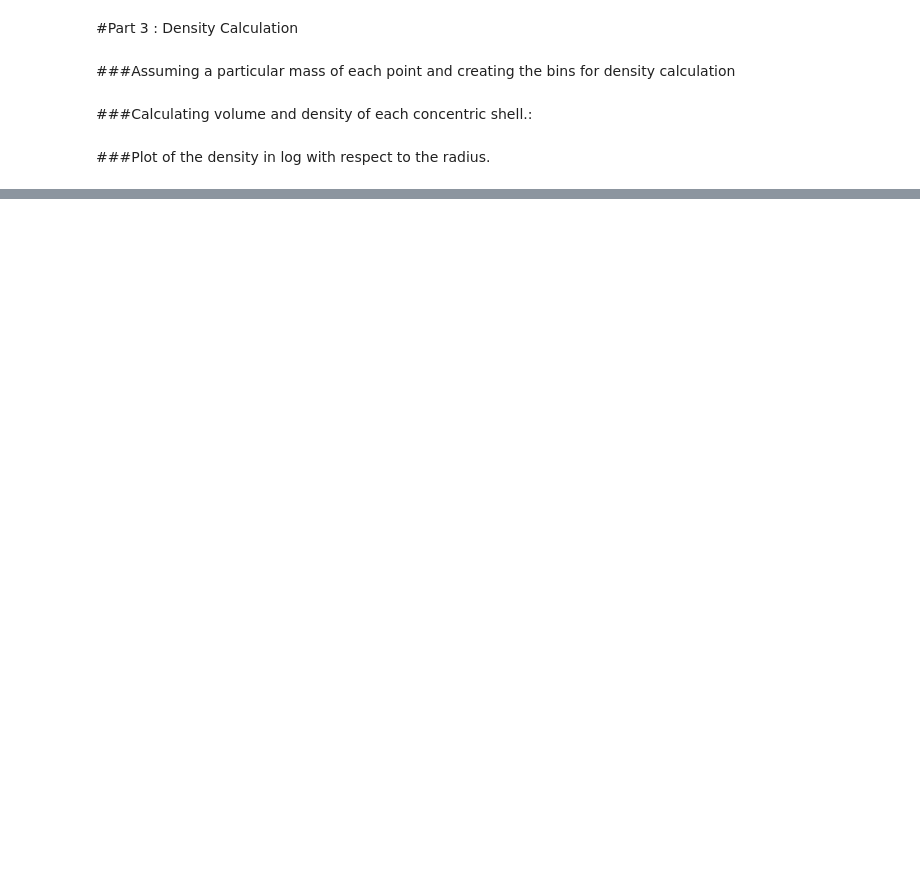
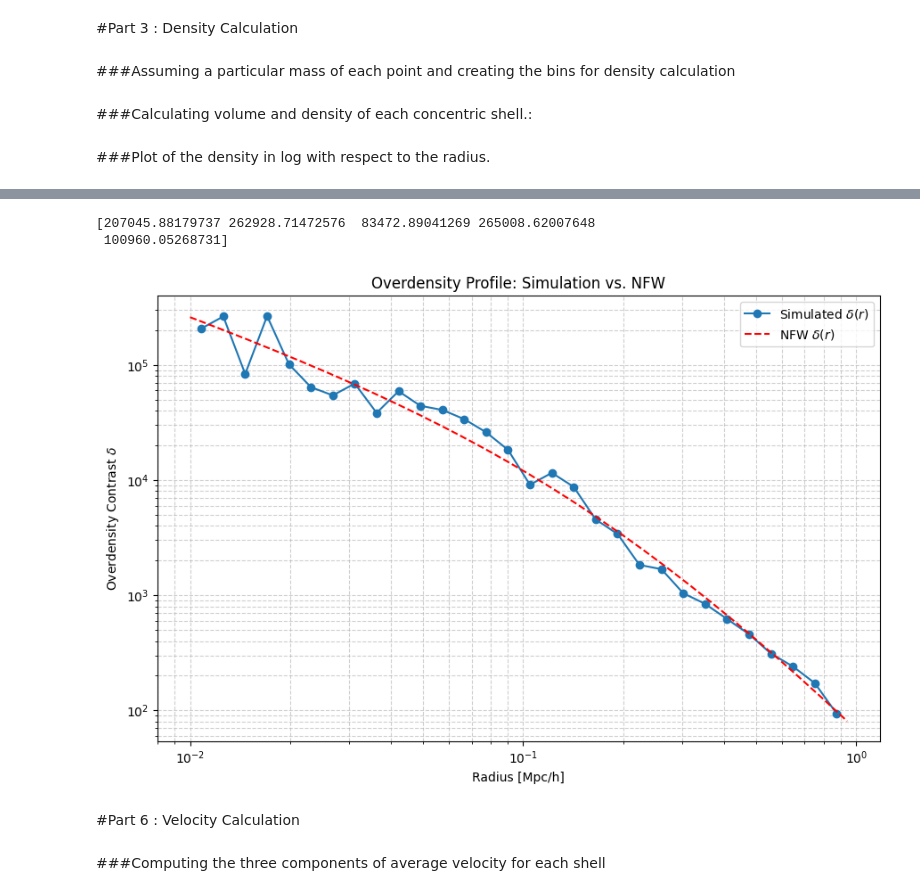
Before and after one commit to AJ-7569/SURGE25, a Jupyter notebook: Numerical_Sim.ipynb, the cells around one changed output, grey strips where cells are left out. Drawn from its saved outputs; the diff is of its cells as text; code cells hidden in the pictures; blank space fills up the shorter version.

```diff
--- a/Numerical_Sim.ipynb
+++ b/Numerical_Sim.ipynb
@@ -190,0 +291,26 @@ plt.show()
+# %%
+#Calculating the NFW Overdensity Profile
+delta_nfw = (density_fit - background_density) / background_density
+print(delta[:5])
+#Plotting both of them together
+plt.figure(figsize=(9, 6))
+plt.plot(r_mid, delta, 'o-', label='Simulated $\\delta(r)$')
+plt.plot(r_fit, delta_nfw, 'r--', label='NFW $\\delta(r)$')
+plt.axhline(0, color='gray', linestyle='--', linewidth=1)
+plt.xscale('log')
+plt.yscale('log')
+plt.xlabel('Radius [Mpc/h]')
+plt.ylabel('Overdensity Contrast $\\delta$')
+plt.title('Overdensity Profile: Simulation vs. NFW')
+plt.grid(True, which='both', ls='--', alpha=0.6)
+plt.legend()
+plt.tight_layout()
+plt.show()
+# %% [output]
+[207045.88179737 262928.71472576  83472.89041269 265008.62007648
+ 100960.05268731]
+[figure, added]
+# %% [markdown]
+#Part 6 : Velocity Calculation
+# %% [markdown]
+###Computing the three components of average velocity for each shell
```
Also changed, not shown: parts of 33 cells of this notebook.
